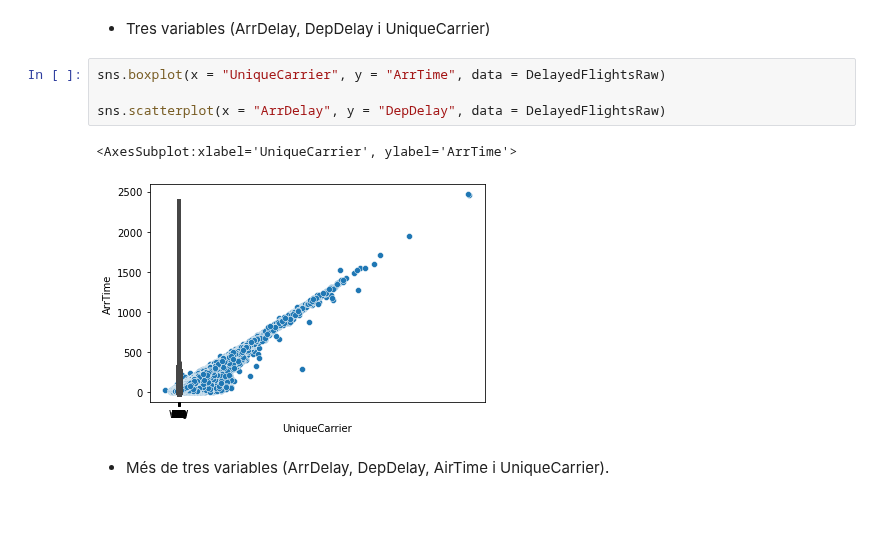
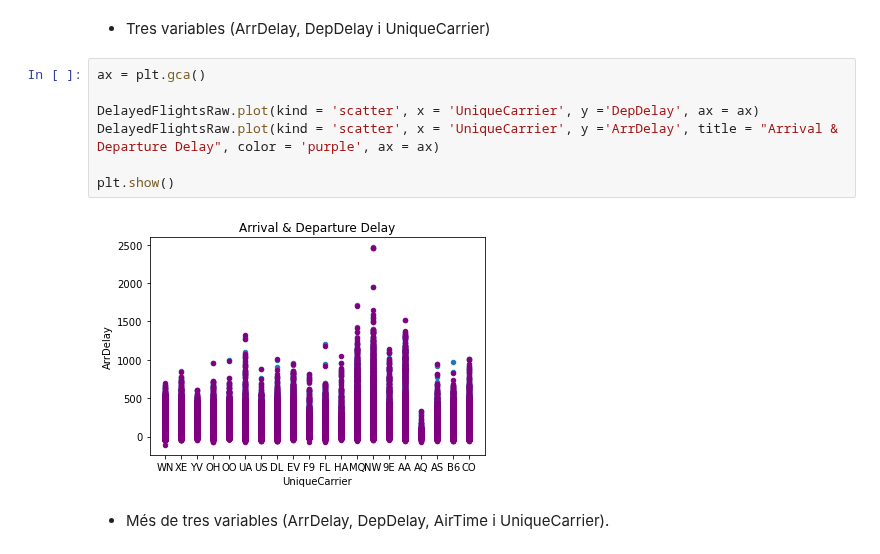
Before and after one commit to jesussantana/visualitzacio_exploratoria, a Jupyter notebook: visualitzacio_exploratoria.ipynb, the cells around one changed output. Drawn from its saved outputs; the diff is of its cells as text; blank space fills up the shorter version.

```diff
--- a/visualitzacio_exploratoria.ipynb
+++ b/visualitzacio_exploratoria.ipynb
@@ -80,12 +80,14 @@ sns.boxplot(x = "UniqueCarrier", y = "ArrDelay", data = DelayedFlightsRaw)
 [figure]
 # %% [markdown]
   - Tres variables (ArrDelay, DepDelay i UniqueCarrier)
-# %%
-sns.boxplot(x = "UniqueCarrier", y = "ArrTime", data = DelayedFlightsRaw)
-
-sns.scatterplot(x = "ArrDelay", y = "DepDelay", data = DelayedFlightsRaw)
-# %% [output]
-<AxesSubplot:xlabel='UniqueCarrier', ylabel='ArrTime'>
-[figure, removed]
+# %%
+ax = plt.gca()
+
+DelayedFlightsRaw.plot(kind = 'scatter', x = 'UniqueCarrier', y ='DepDelay', ax = ax)
+DelayedFlightsRaw.plot(kind = 'scatter', x = 'UniqueCarrier', y ='ArrDelay', title = "Arrival & Departure Delay", color = 'purple', ax = ax)
+
+plt.show()
+# %% [output]
+[figure, added]
 # %% [markdown]
   - Més de tres variables (ArrDelay, DepDelay, AirTime i UniqueCarrier).
```
Also changed, not shown: parts of 3 cells of this notebook.
